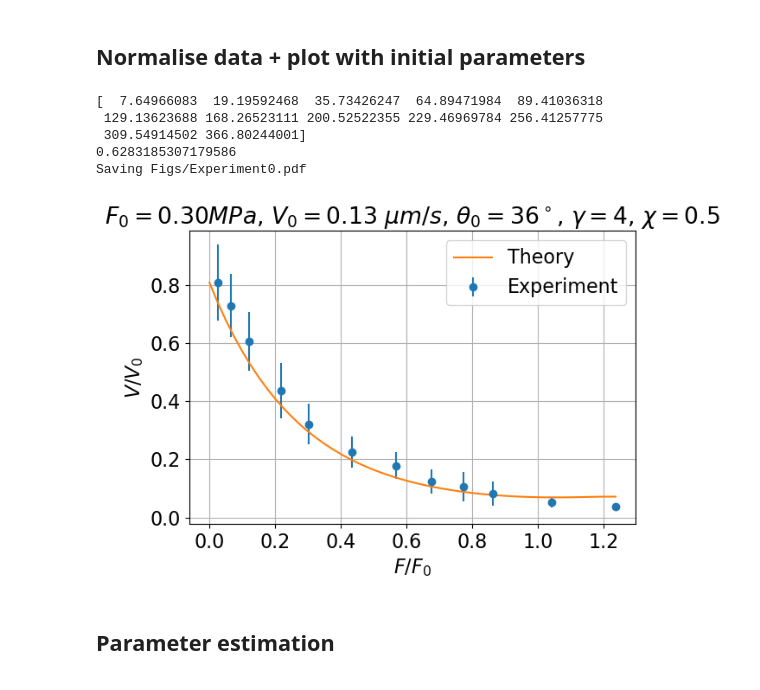
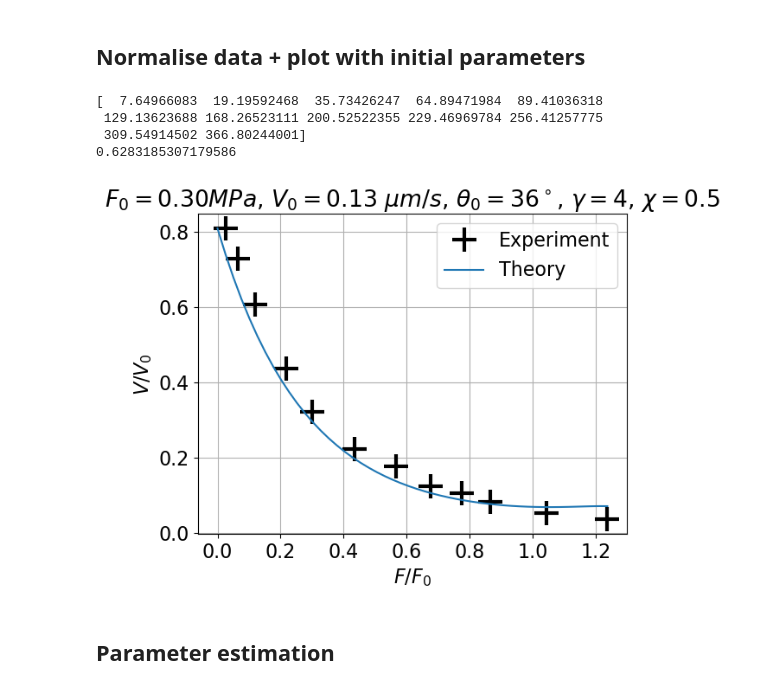
Before and after one commit to gawthrop/ActinRod24, a Jupyter notebook: ActinRod.ipynb, the cells around one changed output. Drawn from its saved outputs; the diff is of its cells as text; code cells hidden in the pictures.

```diff
--- a/ActinRod.ipynb
+++ b/ActinRod.ipynb
@@ -35,12 +35,12 @@ pi = np.pi
 ## Cubic splines
 ##from scipy.interpolate import CubicSpline
 
-quiet = False
+quiet = True
 
 ## Plotting
 
 # Set Plotting = True to generate PDFs in Figs/
-Plotting = True
+Plotting = False
 
 lw = 5 # linewidth
 fontsize = 16
@@ -1129,36 +1067,36 @@ F0_est = F_th_est*costh0
 V0_est = V_th_est/costh0
 
 chi_est = 0.5
 gamma_est = 4
 
 
 theta_est = theta0
 print(theta0)
-plt.errorbar(F_dat/F0_est,V_dat/V0_est,sd_dat/V0_est,fmt='o',label='Experiment')
+# plt.errorbar(F_dat/F0_est,V_dat/V0_est,sd_dat/V0_est,fmt='o',label='Experiment')
+plt.plot(F_dat/F0_est,V_dat/V0_est,'+',markersize=20,markeredgewidth=3,color='black',label='Experiment')
 FFm = np.linspace(0,max(F_dat/F0_est))
 
 #VV = FVnorm(FF,gamma=gamma_est)
 VVm,eps =  FVnormFlex(FFm,gamma=gamma_est,theta0=theta0,chi=chi_est)
 plt.plot(FFm,VVm,label=f'Theory')
 plt.grid()
 plt.xlabel('$F/F_0$')
 plt.ylabel('$V/V_0$')
 plt.legend()
 title = ''
 title += f'$F_0 = {(F0_est/1e3):0.2f} MPa$'
 title += f', $V_0={(V0_est/60):0.2f}~\mu m /s$'
 title += f', $\\theta_0={(theta0*180/pi):0.0f}^\circ$'
 title += f', $\gamma={gamma_est}$'
 title += f', $\chi = {chi_est}$'
 plt.title(title)
 Savefig('Experiment0')
 # %% [output]
 [  7.64966083  19.19592468  35.73426247  64.89471984  89.41036318
  129.13623688 168.26523111 200.52522355 229.46969784 256.41257775
  309.54914502 366.80244001]
 0.6283185307179586
-Saving Figs/Experiment0.pdf
-[figure, old version]
+[figure, new version]
 # %% [markdown]
 ## Parameter estimation
 # %%
```
Also changed, not shown: parts of 28 cells of this notebook, 1 other file.
